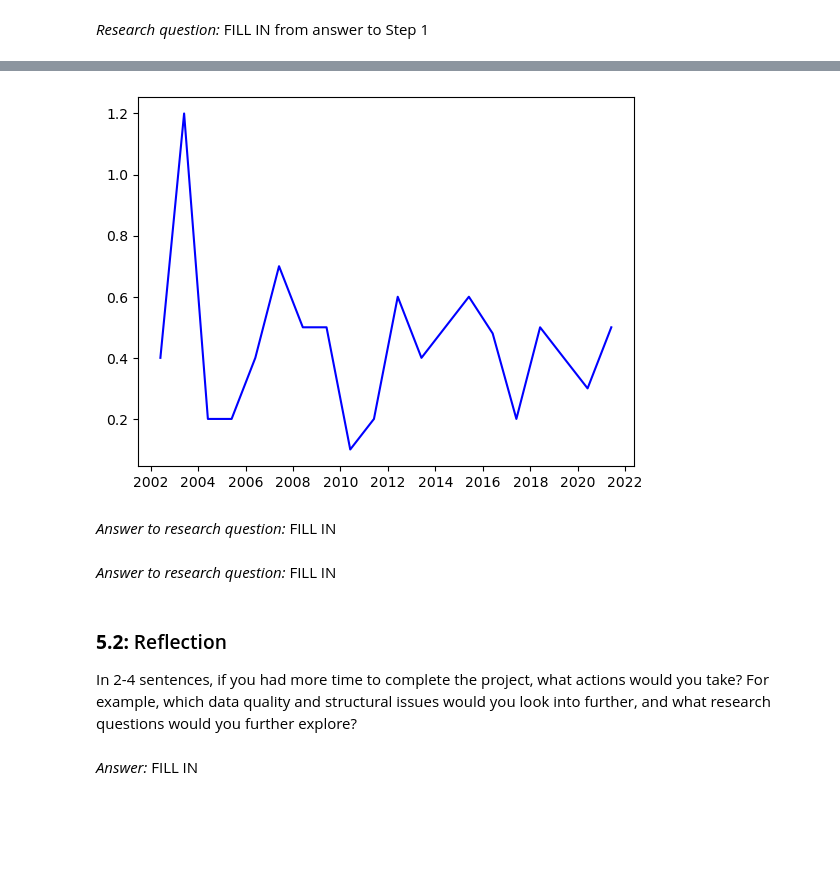
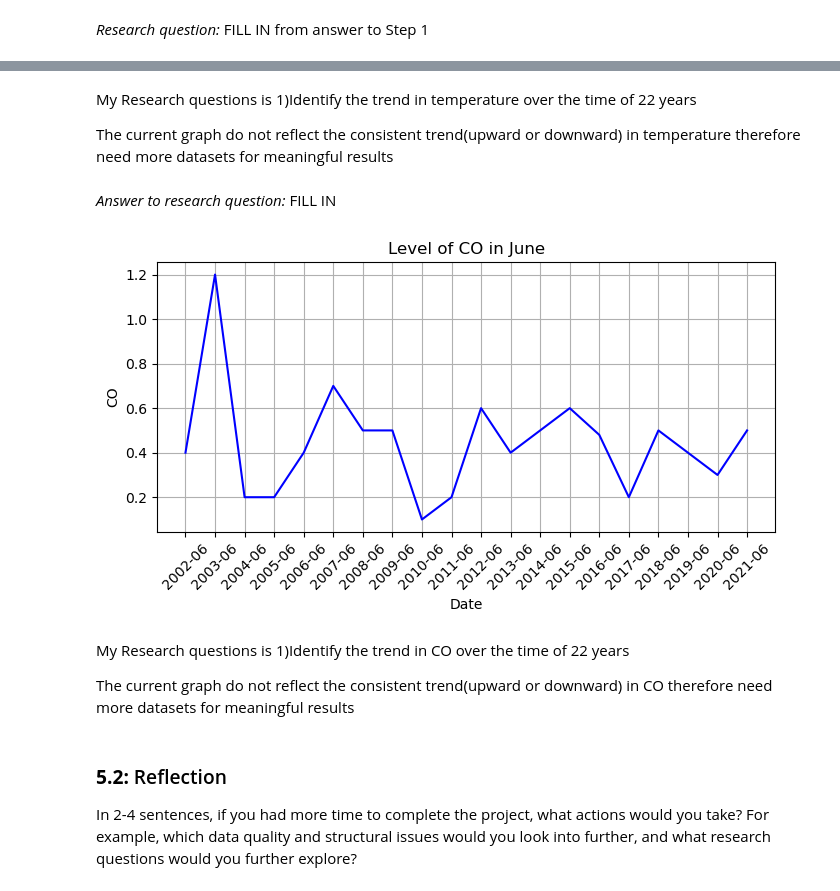
Before and after one commit to kamranalisays/DataAnalyst, a Jupyter notebook: data_wrangling_project_starter.ipynb, the cells around one changed output, grey strips where cells are left out. Saved outputs shown, nothing was run; the diff lists cells and outputs as text; code cells hidden in the pictures; blank space fills up the shorter version.

Commit message:
Answering research questions

```diff
--- a/data_wrangling_project_starter.ipynb
+++ b/data_wrangling_project_starter.ipynb
@@ -912,8 +917,7 @@ plt.show()
-# %%
-df = combined_df[pd.to_datetime(combined_df['date']).dt.month == 6]
-plt.plot(december['date'], december['co'], 'b')
-plt.show()
-# %% [output]
-[figure, removed]
+# %% [markdown]
+My Research questions is
+1)Identify the trend in temperature over the time of 22 years
+
+The current graph do not reflect the consistent trend(upward or downward) in temperature therefore need more datasets for meaningful results
 # %% [markdown]
 *Answer to research question:* FILL IN
@@ -922,7 +924,21 @@ plt.show()
-# %% [markdown]
-*Answer to research question:* FILL IN
+# %%
+df = combined_df[pd.to_datetime(combined_df['date']).dt.month == 6]
+plt.figure(figsize=(7, 4))
+plt.plot(df['date'], df['co'], 'b')
+plt.title('Level of CO in June')
+plt.ylabel('CO')
+plt.xlabel('Date')
+plt.xticks(rotation=45)
+plt.grid(True)
+plt.tight_layout()
+plt.show()
+# %% [output]
+[figure, added]
+# %% [markdown]
+My Research questions is
+1)Identify the trend in CO over the time of 22 years
+
+The current graph do not reflect the consistent trend(upward or downward) in CO therefore need more datasets for meaningful results
 # %% [markdown]
 ### **5.2:** Reflection
 In 2-4 sentences, if you had more time to complete the project, what actions would you take? For example, which data quality and structural issues would you look into further, and what research questions would you further explore?
-# %% [markdown]
-*Answer:* FILL IN
```
Also changed, not shown: parts of 4 cells of this notebook.
